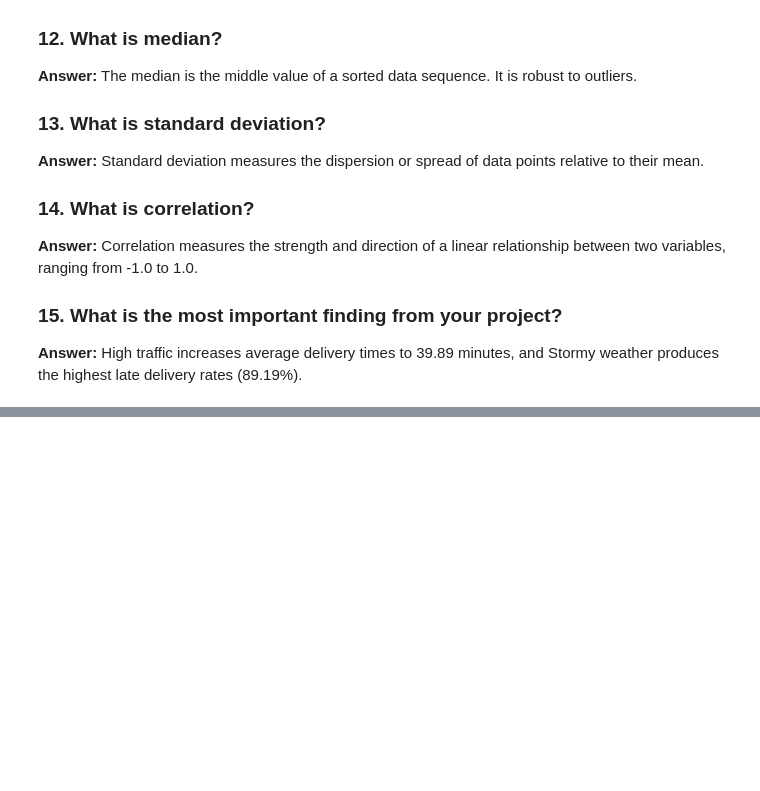
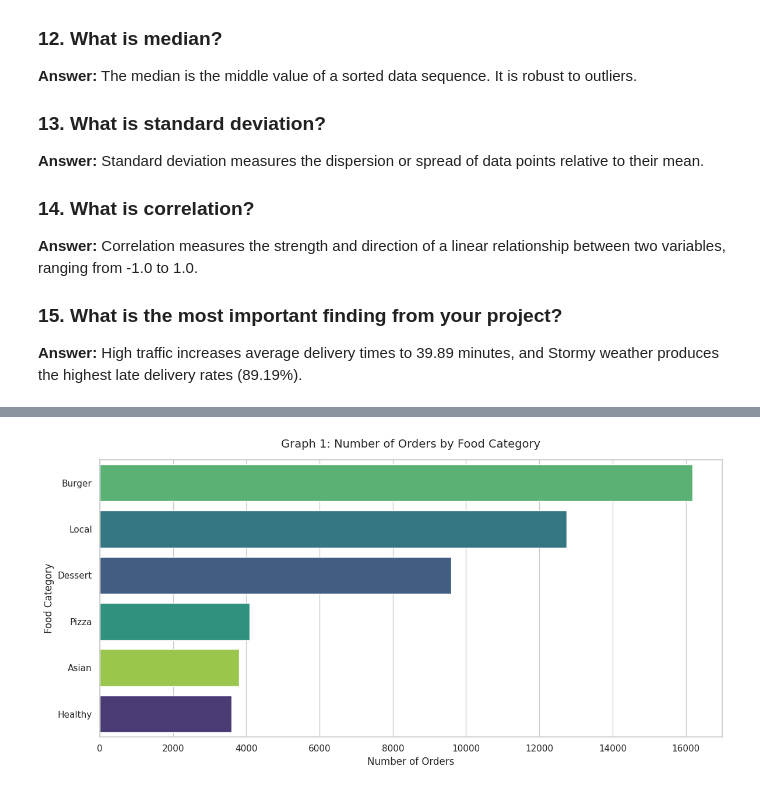
Before and after one commit to pranav662/Food_Delivery_Data_Analysis_FDS_Project, a Jupyter notebook: Food_Delivery_Data_Analysis.ipynb, the cells around one changed output, grey strips where cells are left out. Cells and saved outputs as stored; diff of their text form; code cells hidden in the pictures; blank space fills up the shorter version.

```diff
--- a/Food_Delivery_Data_Analysis.ipynb
+++ b/Food_Delivery_Data_Analysis.ipynb
@@ -812,0 +1091,96 @@ Based on actual calculations from the dataset, here are the main findings:
+# %%
+import matplotlib.pyplot as plt
+import seaborn as sns
+
+# 1. Set plot styling and configurations
+sns.set_theme(style="whitegrid")
+plt.rcParams.update({
+    'font.size': 12,
+    'axes.labelsize': 12,
+    'axes.titlesize': 14,
+    'figure.figsize': (12, 6)
+})
+
+# Define a consistent color palette
+colors = sns.color_palette("viridis", 6)
+
+# --- Graph 1: Number of Orders by Food Category ---
+plt.figure(figsize=(12, 6))
+category_order = df['restaurant_primary_category'].value_counts().index
+sns.countplot(
+    data=df,
+    y='restaurant_primary_category',
+    order=category_order,
+    hue='restaurant_primary_category',
+    palette='viridis',
+    legend=False
+)
+plt.title('Graph 1: Number of Orders by Food Category', pad=15)
+plt.xlabel('Number of Orders')
+plt.ylabel('Food Category')
+plt.tight_layout()
+plt.show()
+
+# --- Graph 2: Distribution of Customer Spending (Order Total) ---
+plt.figure(figsize=(12, 6))
+sns.histplot(df['order_total'], bins=50, kde=True, color='#2b5c8f')
+plt.axvline(ot_mean, color='red', linestyle='--', linewidth=2, label=f"Mean: •{ot_mean:.2f}")
+plt.axvline(ot_median, color='green', linestyle='-', linewidth=2, label=f"Median: •{ot_median:.2f}")
+plt.title('Graph 2: Distribution of Customer Spending (Order Total)', pad=15)
+plt.xlabel('Order Total (•)')
+plt.ylabel('Frequency')
+plt.legend(frameon=True, facecolor='white', edgecolor='none')
+plt.tight_layout()
+plt.show()
+
+# --- Graph 3: Actual Delivery Time by Traffic Level ---
+plt.figure(figsize=(10, 6))
+sns.boxplot(
+    data=completed_orders,
+    x='traffic_level',
+    y='actual_delivery_time_minutes',
+    order=['Low', 'Medium', 'High'],
+    hue='traffic_level',
+    palette='muted',
+    legend=False
+)
+plt.title('Graph 3: Actual Delivery Time by Traffic Level', pad=15)
+plt.xlabel('Traffic Level')
+plt.ylabel('Actual Delivery Time (minutes)')
+plt.tight_layout()
+plt.show()
+
+# --- Graph 4: Late Delivery Rate by Weather Condition ---
+plt.figure(figsize=(10, 6))
+# Compute late rate as percentage by weather
+late_by_weather = completed_orders.groupby('weather')['late_delivery'].mean() * 100
+late_by_weather = late_by_weather.sort_values(ascending=False)
+sns.barplot(
+    x=late_by_weather.index,
+    y=late_by_weather.values,
+    hue=late_by_weather.index,
+    palette='coolwarm',
+    legend=False
+)
+plt.title('Graph 4: Late Delivery Rate by Weather Condition', pad=15)
+plt.xlabel('Weather')
+plt.ylabel('Late Delivery Rate (%)')
+plt.tight_layout()
+plt.show()
+
+# --- Graph 5: Correlation Heatmap of Numerical Variables ---
+plt.figure(figsize=(11, 9))
+sns.heatmap(
+    corr_matrix,
+    annot=True,
+    cmap='RdBu_r',
+    fmt='.3f',
+    linewidths=0.5,
+    vmin=-1,
+    vmax=1
+)
+plt.title('Graph 5: Correlation Heatmap of Numerical Variables', pad=15)
+plt.tight_layout()
+plt.show()
+# %% [output]
+[figure, added]
```
Also changed, not shown: parts of 29 cells of this notebook.
